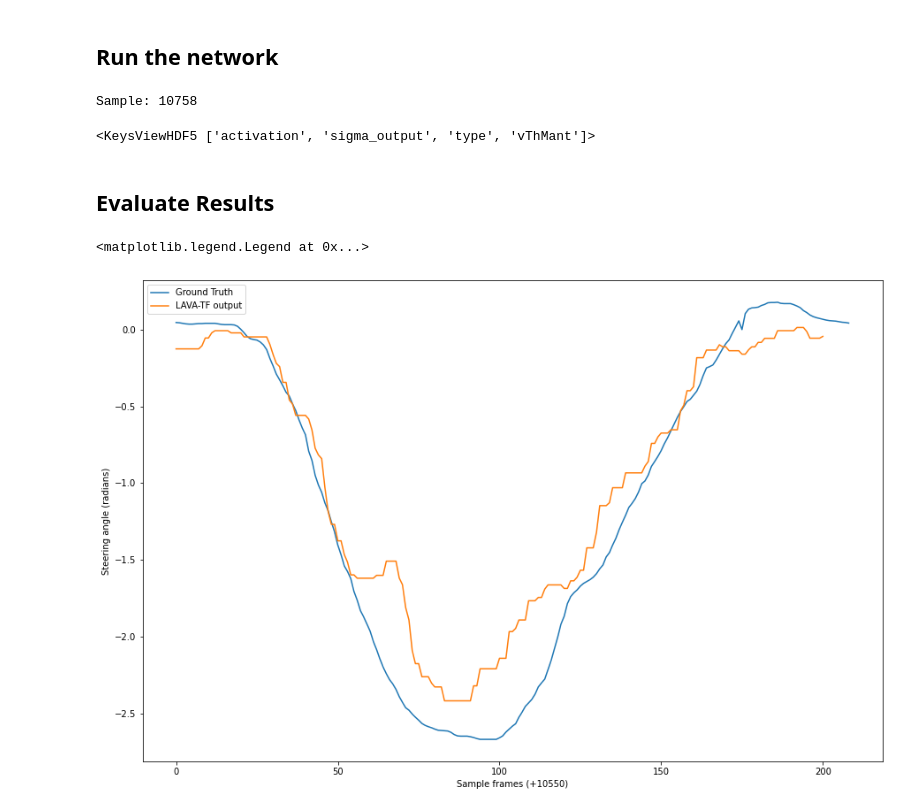
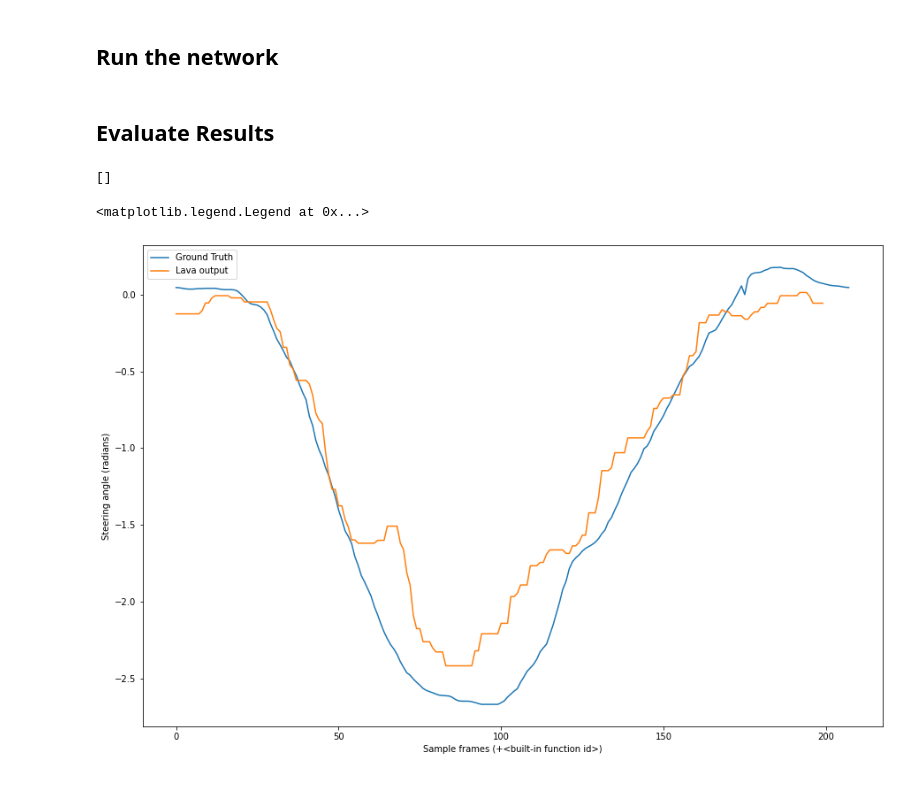
Before and after one commit to lava-nc/lava-dl, a Jupyter notebook: tutorials/lava/lib/dl/netx/pilotnet_sdnn/run.ipynb, the cells around one changed output. Saved outputs shown, nothing was run; the diff lists cells and outputs as text; code cells hidden in the pictures.

```diff
--- a/tutorials/lava/lib/dl/netx/pilotnet_sdnn/run.ipynb
+++ b/tutorials/lava/lib/dl/netx/pilotnet_sdnn/run.ipynb
@@ -119,25 +104,0 @@ run_config = Loihi1SimCfg(select_tag='fixed_pt')
-# %%
-id = 10550
-gts = []
-results = []
-# output = []
-for i in range(num_steps):
-     image, gt = full_set[id + i]
-     if i > 0:
-          net.in_layer.neuron.bias.set(image)
-          # assert np.abs(net.in_layer.neuron.bias.get() - image).sum() == 0
-     else:
-          net.in_layer.neuron.bias.init = image
-     gts.append(gt)
-
-     # run the network
-     net.run(condition=RunSteps(num_steps=1), run_cfg=run_config)
-
-     # gather result
-     results.append(net.out_layer.neuron.sigma.get())
-     print(f'\rSample: {id + i}', end='')
-
-# output = logger.data.get()
-net.stop()
-# %% [output]
-Sample: 10758
@@ -198,20 +105,29 @@ Sample: 10758
-# %%
-net.net_config['layer'][8]['neuron'].keys()
-# %% [output]
-<KeysViewHDF5 ['activation', 'sigma_output', 'type', 'vThMant']>
+# %%
+run_config = Loihi1SimCfg(select_tag='fixed_pt')
+net.run(condition=RunSteps(num_steps=num_steps), run_cfg=run_config)
+output = output_logger.data.get().flatten()
+# gt is actually scaled by (1<<16) in dataset to avoid fixed precision quantization in logger
+# ideally we would run gt_logger in fixed_pt run config to avoid this scaling
+gts = gt_logger.data.get().flatten() / (1 << 16)
+net.stop()
 # %% [markdown]
 ## Evaluate Results
+# %%
+full_set.gt_log
+# %% [output]
+[]
 # %%
 #TODO: remove outlier from gt in the dataset
-gts[109] = (gts[108] + gts[110])/2
-gts[115] = (gts[114] + gts[116])/2
+gts = gts.flatten()
+gts[110] = (gts[109] + gts[111])/2
+gts[116] = (gts[115] + gts[117])/2
 # %%
 plt.figure(figsize=(15, 10))
-plt.plot(np.array(gts), label='Ground Truth')
-plt.plot(np.array(results[len(net.layers)-1:]).flatten()/(1<<18), label='LAVA-TF output')
+plt.plot(np.array(gts[1:]), label='Ground Truth')
+plt.plot(np.array(output[len(net.layers):]).flatten()/(1<<18), label='Lava output')
 plt.xlabel(f'Sample frames (+{id})')
 plt.ylabel('Steering angle (radians)')
 plt.legend()
 # %% [output]
 <matplotlib.legend.Legend at 0x...>
-[figure, old version]
+[figure, new version]
```
Also changed, not shown: parts of 21 cells of this notebook, 21 other files.
